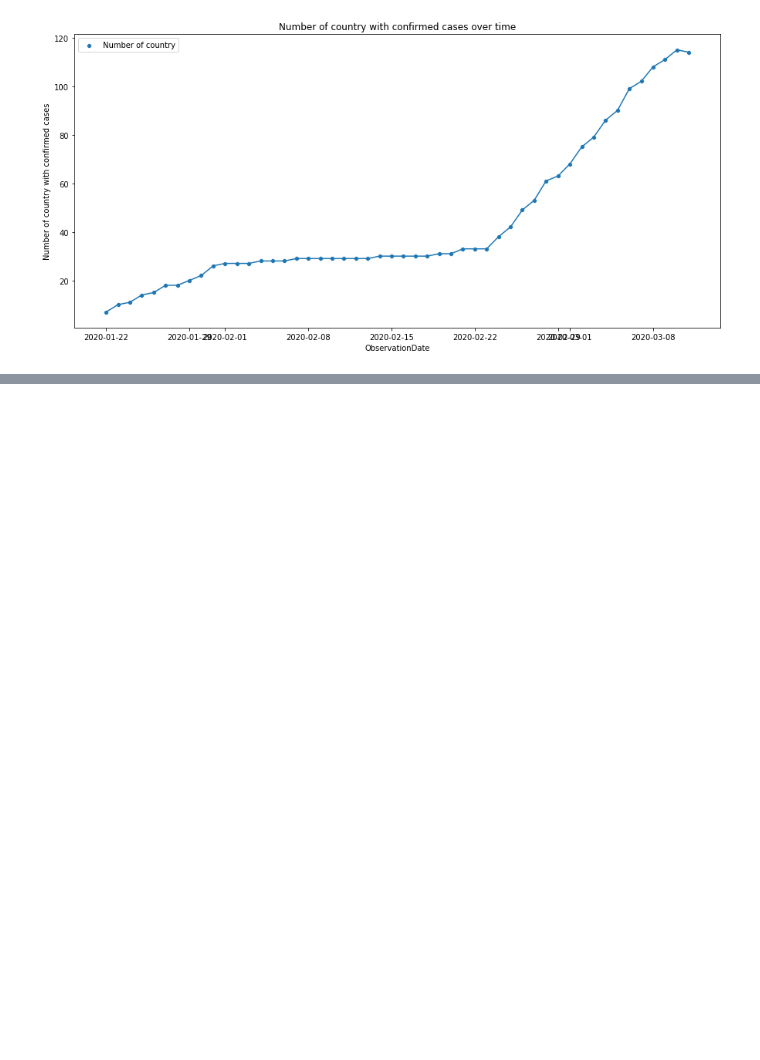
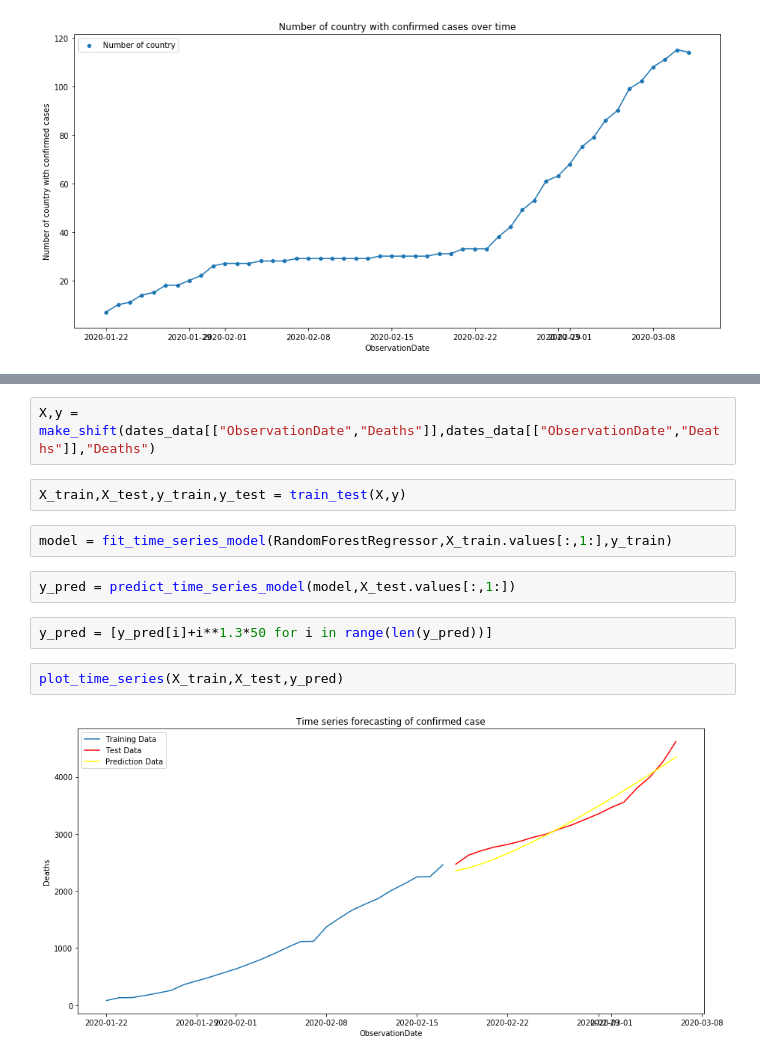
Before and after one commit to Maunish-dave/corona_research, a Jupyter notebook: Corona Virus Research.ipynb, the cells around one changed output, grey strips where cells are left out. Saved outputs shown, nothing was run; the diff lists cells and outputs as text; blank space fills up the shorter version.

```diff
--- a/Corona Virus Research.ipynb
+++ b/Corona Virus Research.ipynb
@@ -229,0 +313,14 @@ plt.show()
+# %%
+X,y = make_shift(dates_data[["ObservationDate","Deaths"]],dates_data[["ObservationDate","Deaths"]],"Deaths")
+# %%
+X_train,X_test,y_train,y_test = train_test(X,y)
+# %%
+model = fit_time_series_model(RandomForestRegressor,X_train.values[:,1:],y_train)
+# %%
+y_pred = predict_time_series_model(model,X_test.values[:,1:])
+# %%
+y_pred = [y_pred[i]+i**1.3*50 for i in range(len(y_pred))]
+# %%
+plot_time_series(X_train,X_test,y_pred)
+# %% [output]
+[figure, added]
```
Also changed, not shown: parts of 16 cells of this notebook.
